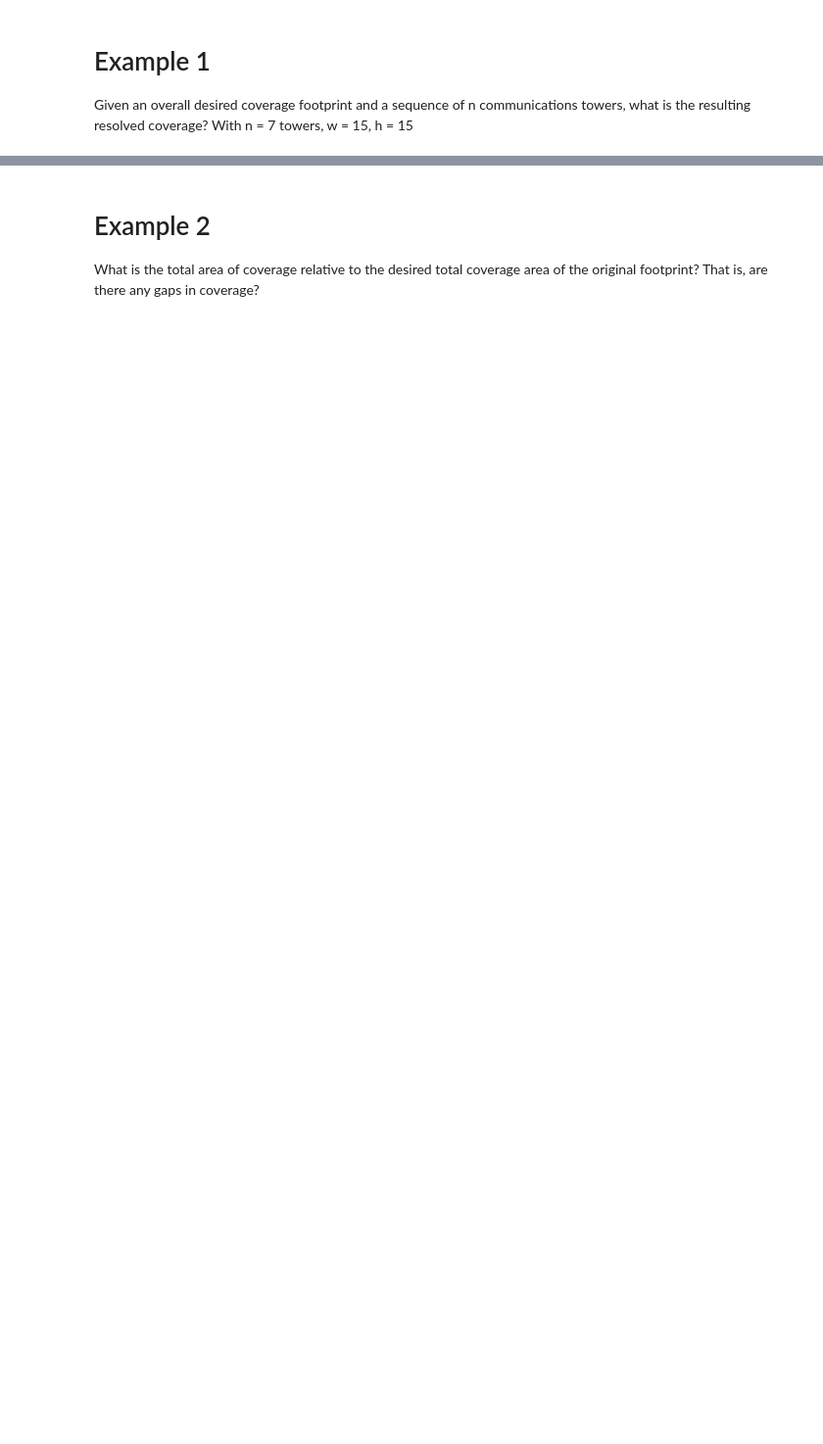
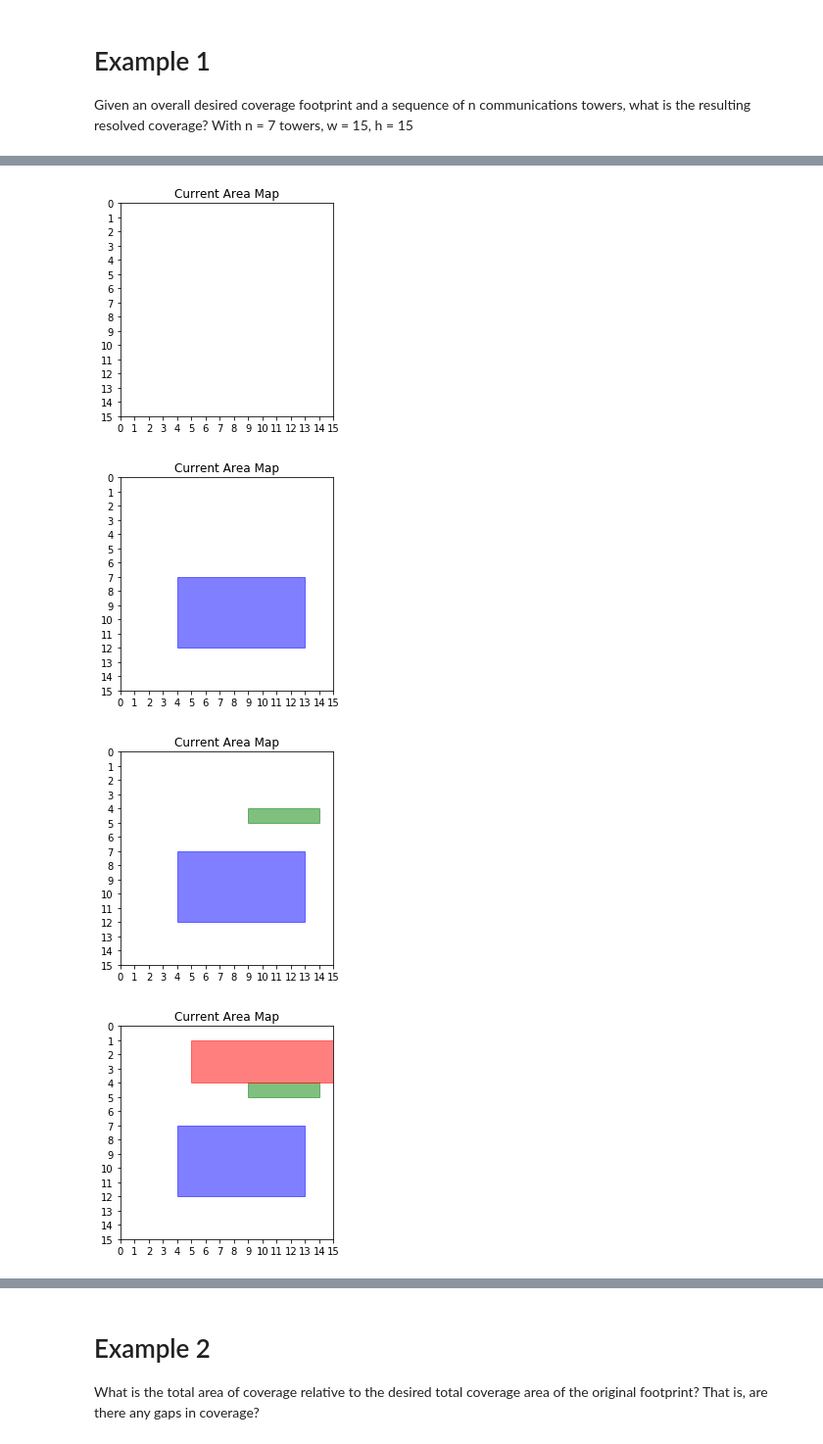
Before and after one commit to bhaktatejas922/individ-project, a Jupyter notebook: AD-Hoc.ipynb, the cells around one changed output, grey strips where cells are left out. Shown: that part at 98% size. Saved outputs shown, nothing was run; the diff lists cells and outputs as text; code cells hidden in the pictures; blank space fills up the shorter version.

```diff
--- a/AD-Hoc.ipynb
+++ b/AD-Hoc.ipynb
@@ -220,32 +224,3 @@ def check(list1, val):
             list2.append(0)
 
     return list2
-# %%
-import numpy as np
-import matplotlib.pyplot as plt
-import matplotlib.lines
-import matplotlib.patches as patches
-
-
-def plot_tower(rectangle_data,w,h):
-    '''
-    :param s_cornerw: corner x coordinate
-    :param s_cornerh: corner y coordinate
-    :param tow_width: rectangle width
-    :param tow_height: rectangle height
-    :return:
-    '''
-
-    current_rec=[]
-
-
-    figure = plt.figure()
-    ax = figure.add_subplot(111, aspect='equal')
-
-    for i in rectangle_data:
-        print i
-        current_rec.append(patches.Rectangle(i[0], i[1], i[2], color='g'))
-    for p in current_rec:
-        ax.add_patch(p)
-    plt.ylim((0,h))
-    plt.xlim((0,w))
@@ -336,0 +358,11 @@ example = main(7, 15, 15)
+# %%
+# plotting_towers(n, w, h, seq): n is the total number of towers to be place, w is area width, h is area height,
+# note that you must have run previously run main for the same n, w, h , or else you will get an assertion error/value error
+
+# Example with n = 7, w = 15, h= 15 from the main example above, plotting all sequential plots
+plotting_towers(7, 15, 15, True)
+# %% [output]
+[figure, added]
+[figure, added]
+[figure, added]
+[figure, added]
```
Also changed, not shown: parts of 17 cells of this notebook.
